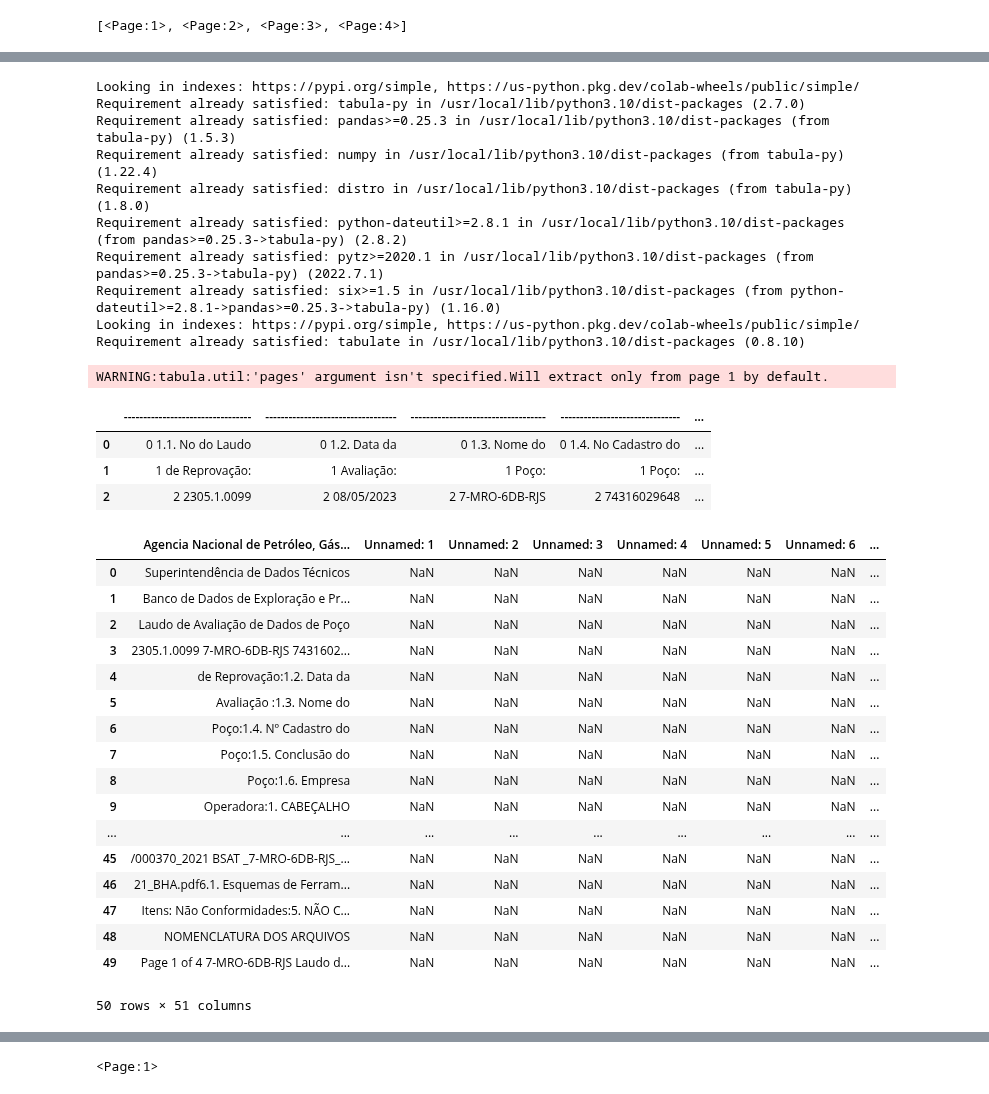
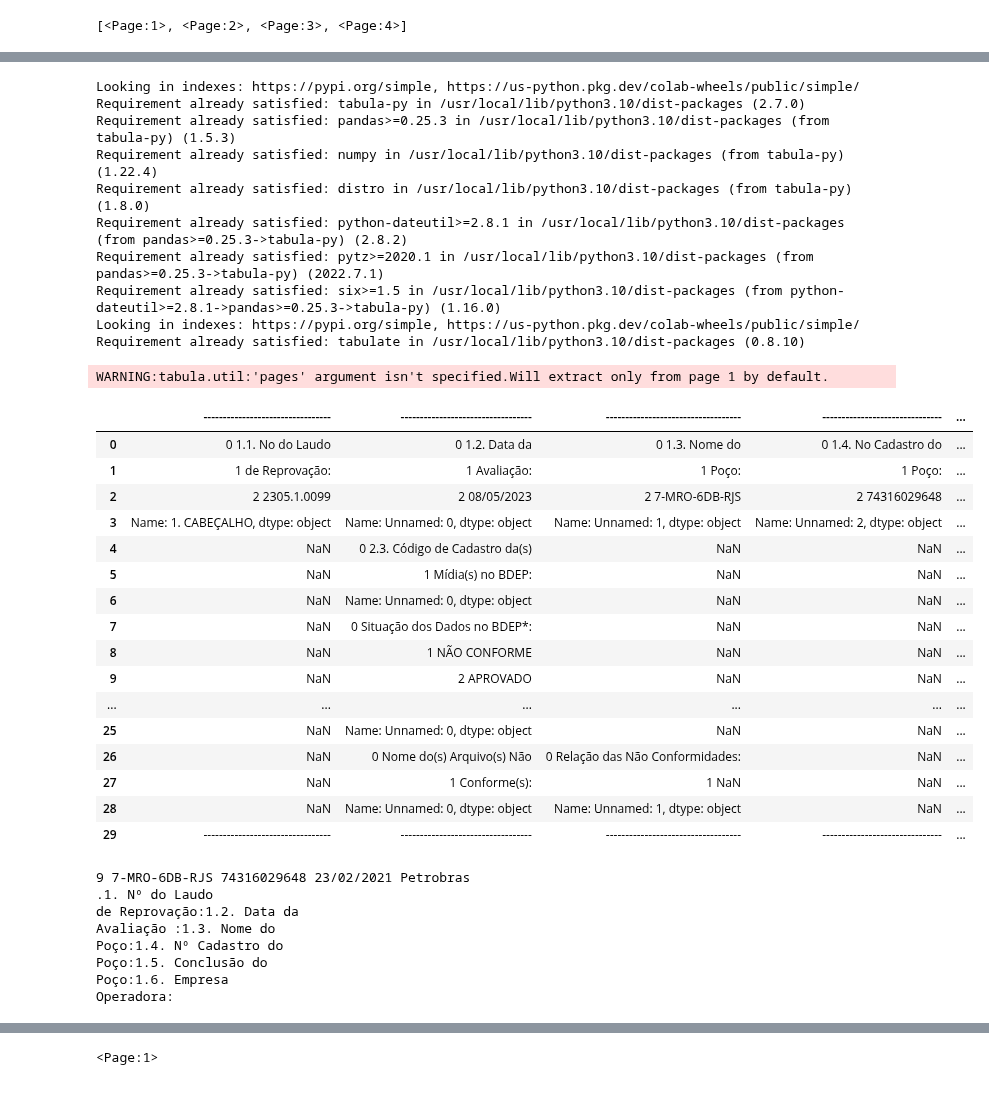
Before and after one commit to fabiobasson/my-frirst-repo, a Jupyter notebook: oficios_qualidade.ipynb, the cells around one changed output, grey strips where cells are left out. Cells and saved outputs as stored; diff of their text form; code cells hidden in the pictures.

```diff
--- a/oficios_qualidade.ipynb
+++ b/oficios_qualidade.ipynb
@@ -145,33 +150,46 @@ from tabula import read_pdf
 from tabulate import tabulate
 import pandas as pd
 import io
 
 # Read the only the page n°6 of the file
-text = read_pdf('Laudo_3047648.pdf',pages = 0,
+text = read_pdf('laudo/Laudo_3047648.pdf',pages = 0,
                          multiple_tables = True, stream = True, encoding="utf-8")
 
 # Transform the result into a string table format
 table = tabulate(text)
 
 # Transform the table into dataframe
 df1 = pd.read_fwf(io.StringIO(table))
-df1[0:3]
+df1
 # Save the final result as excel file
 #df1[3:11].to_excel("oficios_qualidade1.xls")
 # %% [output]
 Looking in indexes: https://pypi.org/simple, https://us-python.pkg.dev/colab-wheels/public/simple/
 Requirement already satisfied: tabula-py in /usr/local/lib/python3.10/dist-packages (2.7.0)
 Requirement already satisfied: pandas>=0.25.3 in /usr/local/lib/python3.10/dist-packages (from tabula-py) (1.5.3)
 Requirement already satisfied: numpy in /usr/local/lib/python3.10/dist-packages (from tabula-py) (1.22.4)
 Requirement already satisfied: distro in /usr/local/lib/python3.10/dist-packages (from tabula-py) (1.8.0)
 Requirement already satisfied: python-dateutil>=2.8.1 in /usr/local/lib/python3.10/dist-packages (from pandas>=0.25.3->tabula-py) (2.8.2)
 Requirement already satisfied: pytz>=2020.1 in /usr/local/lib/python3.10/dist-packages (from pandas>=0.25.3->tabula-py) (2022.7.1)
 Requirement already satisfied: six>=1.5 in /usr/local/lib/python3.10/dist-packages (from python-dateutil>=2.8.1->pandas>=0.25.3->tabula-py) (1.16.0)
 Looking in indexes: https://pypi.org/simple, https://us-python.pkg.dev/colab-wheels/public/simple/
 Requirement already satisfied: tabulate in /usr/local/lib/python3.10/dist-packages (0.8.10)
 WARNING:tabula.util:'pages' argument isn't specified.Will extract only from page 1 by default.
 |  | --------------------------------- | ---------------------------------- | ----------------------------------- | ------------------------------- | ... |
 | 0 | 0 1.1. No do Laudo | 0 1.2. Data da | 0 1.3. Nome do | 0 1.4. No Cadastro do | ... |
 | 1 | 1 de Reprovação: | 1 Avaliação: | 1 Poço: | 1 Poço: | ... |
 | 2 | 2 2305.1.0099 | 2 08/05/2023 | 2 7-MRO-6DB-RJS | 2 74316029648 | ... |
+| 3 | Name: 1. CABEÇALHO, dtype: object | Name: Unnamed: 0, dtype: object | Name: Unnamed: 1, dtype: object | Name: Unnamed: 2, dtype: object | ... |
+| 4 | NaN | 0 2.3. Código de Cadastro da(s) | NaN | NaN | ... |
+| 5 | NaN | 1 Mídia(s) no BDEP: | NaN | NaN | ... |
+| 6 | NaN | Name: Unnamed: 0, dtype: object | NaN | NaN | ... |
+| 7 | NaN | 0 Situação dos Dados no BDEP*: | NaN | NaN | ... |
+| 8 | NaN | 1 NÃO CONFORME | NaN | NaN | ... |
+| 9 | NaN | 2 APROVADO | NaN | NaN | ... |
+| ... | ... | ... | ... | ... | ... |
+| 25 | NaN | Name: Unnamed: 0, dtype: object | NaN | NaN | ... |
+| 26 | NaN | 0 Nome do(s) Arquivo(s) Não | 0 Relação das Não Conformidades: | NaN | ... |
+| 27 | NaN | 1 Conforme(s): | 1 NaN | NaN | ... |
+| 28 | NaN | Name: Unnamed: 0, dtype: object | Name: Unnamed: 1, dtype: object | NaN | ... |
+| 29 | --------------------------------- | ---------------------------------- | ----------------------------------- | ------------------------------- | ... |
 # %%
@@ -179,7 +197,7 @@ df1[0:3].to_excel('oficios_qualidade1.xls')
 # %%
 import PyPDF2
 
-pdf_file = open('Laudo_3047648.pdf','rb')
+pdf_file = open('laudo/Laudo_3047648.pdf','rb')
 
 dados_pdf = PyPDF2.PdfFileReader(pdf_file)
 
@@ -187,29 +205,19 @@ pagina1 = dados_pdf.getPage(0)
 texto_pagina1 = pagina1.extractText()
 
 df2 = pd.read_fwf(io.StringIO(texto_pagina1))
-df2
-#df2[3:11].to_excel("calories2.xlsx")
 
-#print(texto_pagina1)
+print(texto_pagina1[180:228])
+
+print(texto_pagina1[229:378])
 # %% [output]
-|  | Agencia Nacional de Petróleo, Gás... | Unnamed: 1 | Unnamed: 2 | Unnamed: 3 | Unnamed: 4 | Unnamed: 5 | Unnamed: 6 | ... |
-| 0 | Superintendência de Dados Técnicos | NaN | NaN | NaN | NaN | NaN | NaN | ... |
-| 1 | Banco de Dados de Exploração e Pr... | NaN | NaN | NaN | NaN | NaN | NaN | ... |
-| 2 | Laudo de Avaliação de Dados de Poço | NaN | NaN | NaN | NaN | NaN | NaN | ... |
-| 3 | 2305.1.0099 7-MRO-6DB-RJS 7431602... | NaN | NaN | NaN | NaN | NaN | NaN | ... |
-| 4 | de Reprovação:1.2. Data da | NaN | NaN | NaN | NaN | NaN | NaN | ... |
-| 5 | Avaliação :1.3. Nome do | NaN | NaN | NaN | NaN | NaN | NaN | ... |
-| 6 | Poço:1.4. Nº Cadastro do | NaN | NaN | NaN | NaN | NaN | NaN | ... |
-| 7 | Poço:1.5. Conclusão do | NaN | NaN | NaN | NaN | NaN | NaN | ... |
-| 8 | Poço:1.6. Empresa | NaN | NaN | NaN | NaN | NaN | NaN | ... |
-| 9 | Operadora:1. CABEÇALHO | NaN | NaN | NaN | NaN | NaN | NaN | ... |
-| ... | ... | ... | ... | ... | ... | ... | ... | ... |
-| 45 | /000370_2021 BSAT _7-MRO-6DB-RJS_... | NaN | NaN | NaN | NaN | NaN | NaN | ... |
-| 46 | 21_BHA.pdf6.1. Esquemas de Ferram... | NaN | NaN | NaN | NaN | NaN | NaN | ... |
-| 47 | Itens: Não Conformidades:5. NÃO C... | NaN | NaN | NaN | NaN | NaN | NaN | ... |
-| 48 | NOMENCLATURA DOS ARQUIVOS | NaN | NaN | NaN | NaN | NaN | NaN | ... |
-| 49 | Page 1 of 4 7-MRO-6DB-RJS Laudo d... | NaN | NaN | NaN | NaN | NaN | NaN | ... |
-50 rows × 51 columns
+9 7-MRO-6DB-RJS 74316029648 23/02/2021 Petrobras
+.1. Nº do Laudo
+de Reprovação:1.2. Data da
+Avaliação :1.3. Nome do
+Poço:1.4. Nº Cadastro do
+Poço:1.5. Conclusão do
+Poço:1.6. Empresa
+Operadora:
 # %%
 print(dados_pdf.getPage(0))
 # %% [output]
```
Also changed, not shown: parts of 16 cells of this notebook.
